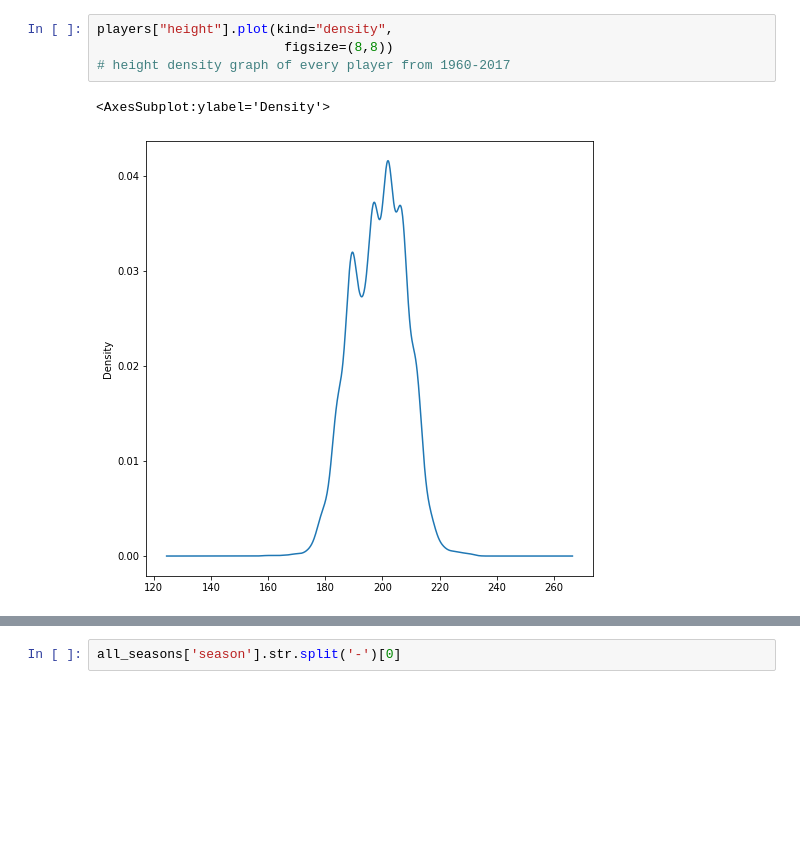
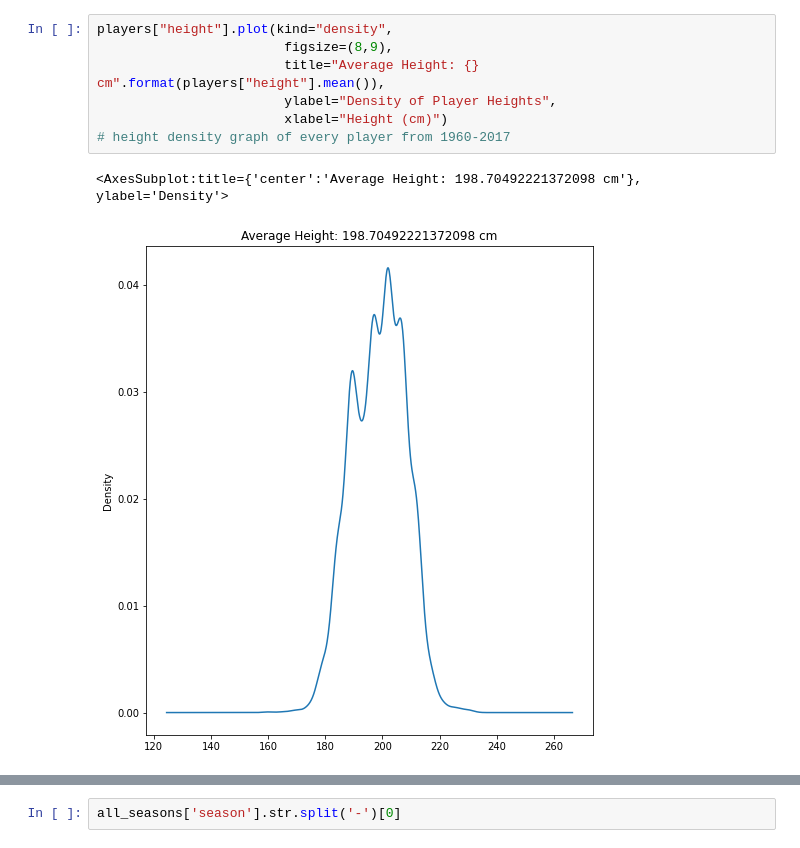
Before and after one commit to eliskol/machine-learning, a Jupyter notebook: analysis/analysis.ipynb, the cells around one changed output, grey strips where cells are left out. Saved outputs shown, nothing was run; the diff lists cells and outputs as text; blank space fills up the shorter version.

```diff
--- a/analysis/analysis.ipynb
+++ b/analysis/analysis.ipynb
@@ -27,10 +82,13 @@ all_seasons = pd.read_csv('./all_seasons.csv')
 # %%
 players["height"].plot(kind="density",
-                        figsize=(8,8))
+                        figsize=(8,9),
+                        title="Average Height: {} cm".format(players["height"].mean()),
+                        ylabel="Density of Player Heights",
+                        xlabel="Height (cm)")
 # height density graph of every player from 1960-2017
 # %% [output]
-<AxesSubplot:ylabel='Density'>
+<AxesSubplot:title={'center':'Average Height: 198.70492221372098 cm'}, ylabel='Density'>
-[figure, old version]
+[figure, new version]
 # %%
 player_season_data = pd.read_csv('./more-data/Seasons_Stats.csv')
 # player_season_data['height'] *= 0.393700787
```
Also changed, not shown: parts of 9 cells of this notebook.
